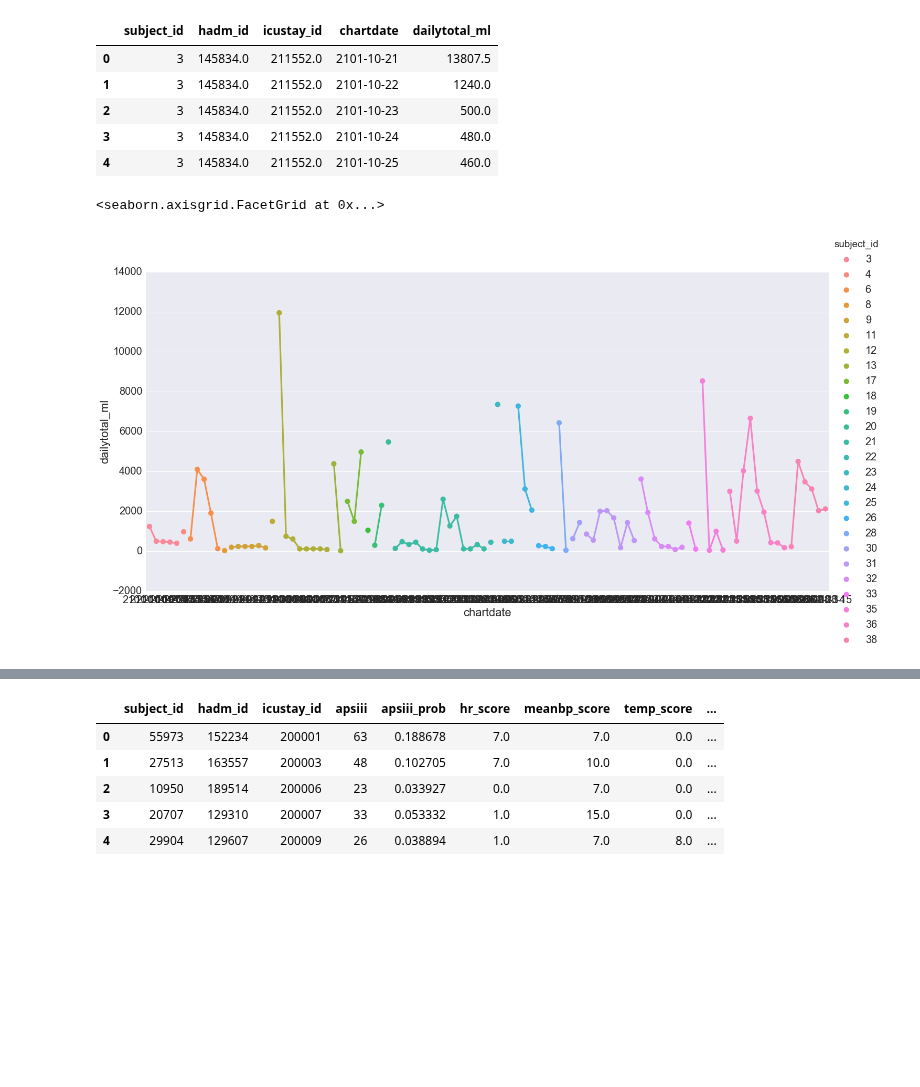
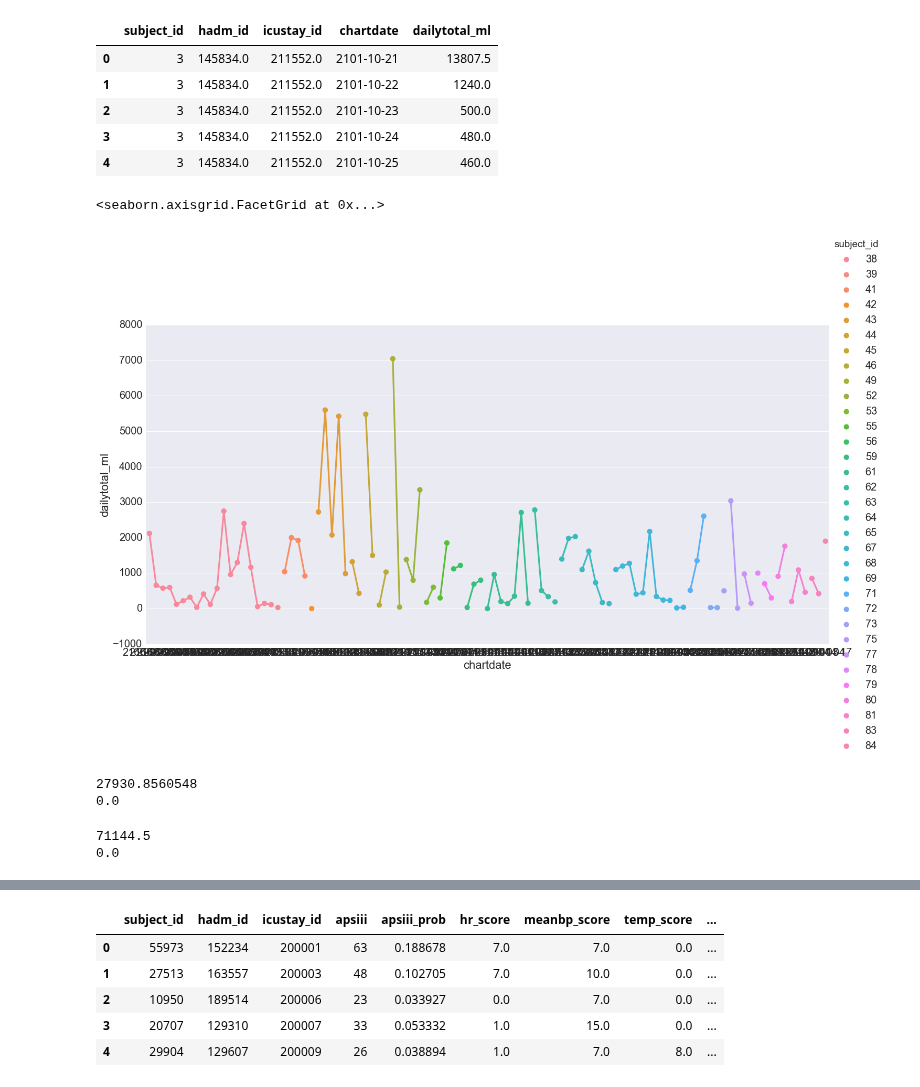
Before and after one commit to yhtgrace/echo, a Jupyter notebook: notebooks/161117_fluidoutcomes_mx.ipynb, the cells around one changed output, grey strips where cells are left out. Drawn from its saved outputs; the diff is of its cells as text; code cells hidden in the pictures; blank space fills up the shorter version.

```diff
--- a/notebooks/161117_fluidoutcomes_mx.ipynb
+++ b/notebooks/161117_fluidoutcomes_mx.ipynb
@@ -49,7 +49,21 @@ dfcv.head()
 | 4 | 3 | 145834.0 | 211552.0 | 2101-10-25 | 460.0 |
 # %%
 sns.set(font_scale=2)
-sns.factorplot(x="chartdate", y="dailytotal_ml", hue="subject_id", data=dfcv.loc[1:100, :], legend='False', size=10, aspect = 2)
+sns.factorplot(x="chartdate", y="dailytotal_ml", hue="subject_id", data=dfcv.loc[100:200, :], legend='False', size=10, aspect = 2)
 # %% [output]
 <seaborn.axisgrid.FacetGrid at 0x...>
-[figure, old version]
+[figure, new version]
+# %%
+dfmv['dailytotal_ml'].describe()
+print dfmv.dailytotal_ml.max()
+print dfmv.dailytotal_ml.min()
+# %% [output]
+27930.8560548
+0.0
+# %%
+dfcv['dailytotal_ml'].describe()
+print dfcv.dailytotal_ml.max()
+print dfcv.dailytotal_ml.min()
+# %% [output]
+71144.5
+0.0
```
Also changed, not shown: parts of 12 cells of this notebook, 10 other files.
